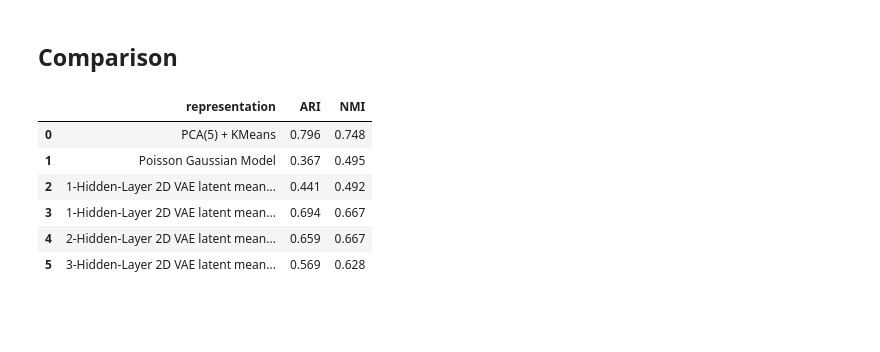
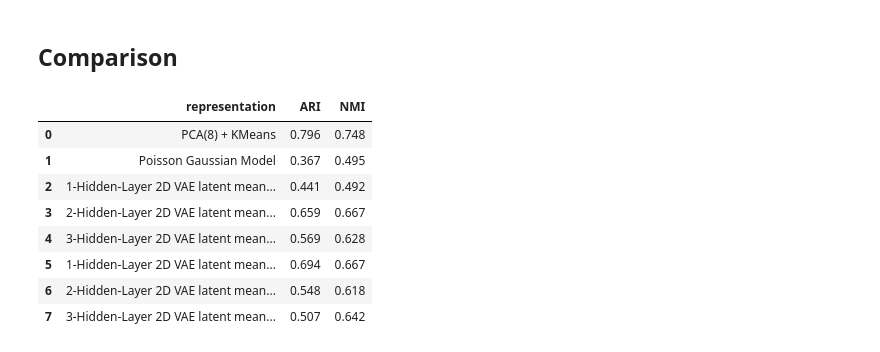
Before and after one commit to nikita-jaya/gene-expression-project, a Jupyter notebook: gene-expression-code.ipynb, the cells around one changed output. Saved outputs shown, nothing was run; the diff lists cells and outputs as text; code cells hidden in the pictures; blank space fills up the shorter version.

```diff
--- a/gene-expression-code.ipynb
+++ b/gene-expression-code.ipynb
@@ -134,11 +134,14 @@ print("first 10 selected genes:", [gene_names[i] for i in top_idx[:10]])
 input to PCA/VAE: (3005, 80)
 first 10 selected genes: ['Ryr3', 'Acot13', 'Ddr1', 'Ube2b', 'Agrn', 'Nudt4', 'Evi2a.evi2b', 'Mfge8', 'Cacna1a', 'Sat1']
 # %%
+fig, axes = plt.subplots(1, 2, figsize=(12, 4))
+sns.histplot(library_size.ravel(), bins=30, ax=axes[0], color="#2A9D8F")
+axes[0].set_title("Library sizes")
+axes[0].set_xlabel("Total counts per cell")
+
 vals = (counts == 0).mean(axis=1)
 mask = np.ones(len(vals), dtype=bool)
 mask[top_idx] = False
-fig, ax = plt.subplots()
-
 # combine data
 vals_combined = np.concatenate([vals[top_idx], vals[mask]])
 labels = (["top_idx"] * len(vals[top_idx])) + (["others"] * len(vals[mask]))
@@ -150,11 +153,11 @@ sns.histplot(
     multiple="stack",
     hue_order=["others", "top_idx"],
     palette={"top_idx": "red", "others": "green"},
-    ax=ax
+    ax=axes[1]
 )
 
-ax.set_title("Zero fraction per cell")
-ax.set_xlabel("Fraction of genes equal to zero")
+axes[1].set_title("Zero fraction per cell")
+axes[1].set_xlabel("Fraction of genes equal to zero")
 
 plt.tight_layout()
 plt.show()
@@ -521,7 +542,7 @@ vae3_sig_ari, vae3_sig_nmi = run_model_and_plot(x, activation = nn.Sigmoid, hidd
 comparison = pd.DataFrame(
     [
         {
-            "representation": "PCA(5) + KMeans",
+            "representation": "PCA(8) + KMeans",
             "ARI": pca_ari,
             "NMI": pca_nmi,
         },
@@ -539,36 +560,38 @@ comparison = pd.DataFrame(
             "representation": "2-Hidden-Layer 2D VAE latent mean (ReLU) + KMeans",
             "ARI": vae2_relu_ari,
             "NMI": vae2_relu_nmi,
         },
         {
             "representation": "3-Hidden-Layer 2D VAE latent mean (ReLU) + KMeans",
             "ARI": vae3_relu_ari,
             "NMI": vae3_relu_nmi,
         },
         {
             "representation": "1-Hidden-Layer 2D VAE latent mean (Sigmoid) + KMeans",
             "ARI": vae1_sig_ari,
             "NMI": vae1_sig_nmi,
         },
         {
             "representation": "2-Hidden-Layer 2D VAE latent mean (Sigmoid) + KMeans",
             "ARI": vae2_sig_ari,
             "NMI": vae2_sig_nmi,
         },
         {
             "representation": "3-Hidden-Layer 2D VAE latent mean (Sigmoid) + KMeans",
             "ARI": vae3_sig_ari,
             "NMI": vae3_sig_nmi,
         },
     ]
 ).round(3)
 
 comparison
 # %% [output]
 |  | representation | ARI | NMI |
-| 0 | PCA(5) + KMeans | 0.796 | 0.748 |
+| 0 | PCA(8) + KMeans | 0.796 | 0.748 |
 | 1 | Poisson Gaussian Model | 0.367 | 0.495 |
 | 2 | 1-Hidden-Layer 2D VAE latent mean... | 0.441 | 0.492 |
-| 3 | 1-Hidden-Layer 2D VAE latent mean... | 0.694 | 0.667 |
-| 4 | 2-Hidden-Layer 2D VAE latent mean... | 0.659 | 0.667 |
-| 5 | 3-Hidden-Layer 2D VAE latent mean... | 0.569 | 0.628 |
+| 3 | 2-Hidden-Layer 2D VAE latent mean... | 0.659 | 0.667 |
+| 4 | 3-Hidden-Layer 2D VAE latent mean... | 0.569 | 0.628 |
+| 5 | 1-Hidden-Layer 2D VAE latent mean... | 0.694 | 0.667 |
+| 6 | 2-Hidden-Layer 2D VAE latent mean... | 0.548 | 0.618 |
+| 7 | 3-Hidden-Layer 2D VAE latent mean... | 0.507 | 0.642 |
```
Also changed, not shown: parts of 5 cells of this notebook.
